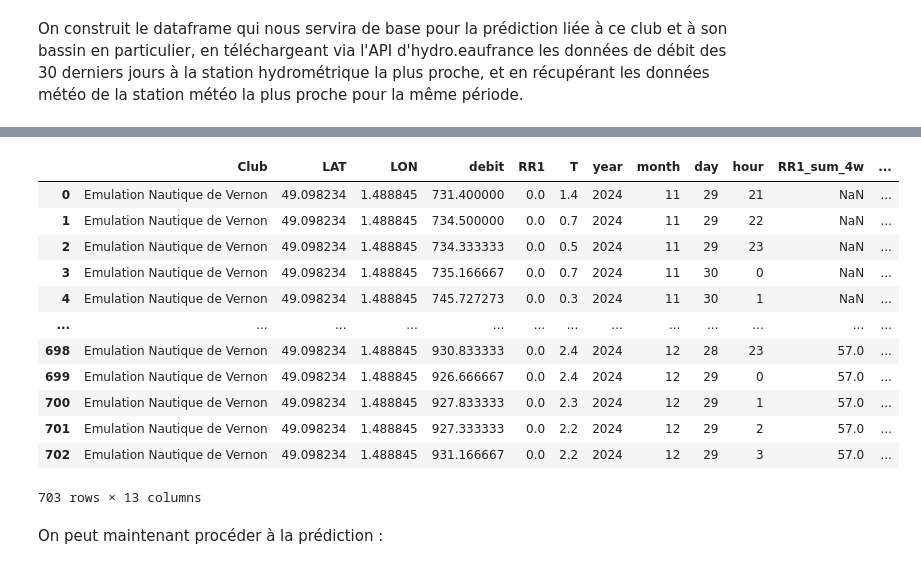
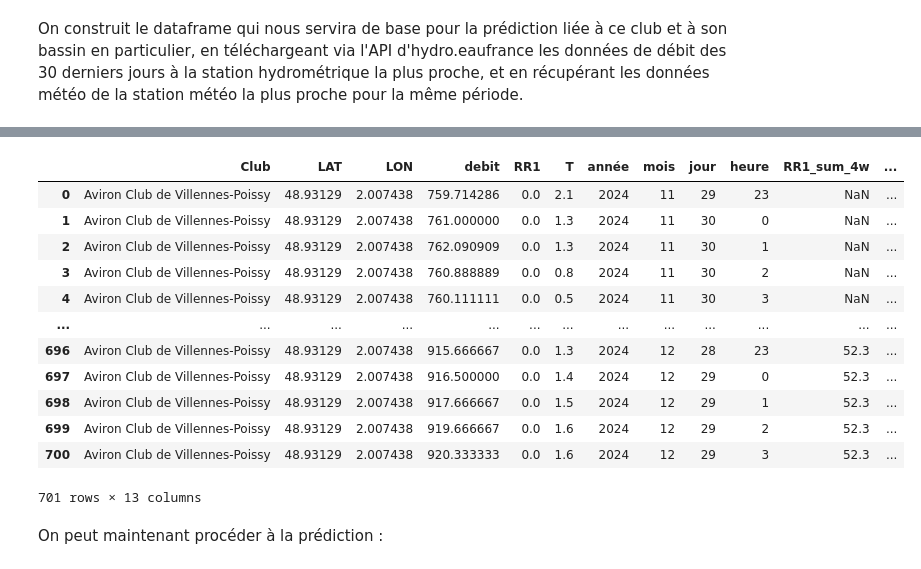
Before and after one commit to vadim-gisserot/Projet-de-Python-Leroux-Gisserot, a Jupyter notebook: notebooks/Compte-rendu de l'analyse.ipynb, the cells around one changed output, grey strips where cells are left out. Cells and saved outputs as stored; diff of their text form; code cells hidden in the pictures.

```diff
--- a/notebooks/Compte-rendu de l'analyse.ipynb
+++ b/notebooks/Compte-rendu de l'analyse.ipynb
@@ -656,22 +694,29 @@ debut = (datetime.now()-timedelta(30)).isoformat()
 url_API = "https://hubeau.eaufrance.fr/api/v1/hydrometrie/observations_tr.csv"
 url = url_API+ f"?code_entite={NUM_NHS_predict}&grandeur_hydro=Q&size=10000&date_debut_obs={debut}"
 
-# Récupération des donnéesen csv et conversaion en dataframe
-with urlopen(url) as response:
-    debit_jours_precedents = pd.read_csv(response, sep=';')
+try :
+    # Récupération des donnéesen csv et conversaion en dataframe
+    with urlopen(url) as response:
+        debit_jours_precedents = pd.read_csv(response, sep=';')
 
-# Normalisation du dataframe
-debit_jours_precedents = debit_jours_precedents[['code_station', 'resultat_obs', 'date_obs']]
-debit_jours_precedents.rename(columns={"date_obs": "date_heure","resultat_obs": "debit", "code_station": "NUM_NHS"}, inplace=True)
-debit_jours_precedents["date_heure"] = pd.to_datetime(debit_jours_precedents["date_heure"], utc=True).dt.tz_localize(None) #Conversion date en Date time
-debit_jours_precedents["debit"] = debit_jours_precedents["debit"] / 1000 #Conversion du débit en m³/s (actuellement en l/s)
+    # Normalisation du dataframe
+    debit_jours_precedents = debit_jours_precedents[['code_station', 'resultat_obs', 'date_obs']]
+    debit_jours_precedents.rename(columns={"date_obs": "date_heure", "resultat_obs": "debit", "code_station": "NUM_NHS"}, inplace=True)
+    debit_jours_precedents["date_heure"] = pd.to_datetime(debit_jours_precedents["date_heure"], utc=True).dt.tz_localize(None)  # Conversion date en DateTime
+    debit_jours_precedents["debit"] = debit_jours_precedents["debit"] / 1000  # Conversion du débit en m³/s (actuellement en l/s)
 
+    # Nouvelle colonne pour une valeur arrondie à l'heure pour calculer la moyenne du débit par heure
+    debit_jours_precedents["AAAAMMJJHH"] = debit_jours_precedents["date_heure"].dt.floor("h")
+    debit_jours_precedents = debit_jours_precedents.groupby(["NUM_NHS", "AAAAMMJJHH"], as_index=False)["debit"].mean()
 
-# Nouvelle colonne pour une valeur arrondie à l'heure pour calculer la moyenne du débit par heure
-debit_jours_precedents["AAAAMMJJHH"] = debit_jours_precedents["date_heure"].dt.floor("h")
-debit_jours_precedents = debit_jours_precedents.groupby(["NUM_NHS", "AAAAMMJJHH"], as_index=False)["debit"].mean()
+    # Affichage du résultat
+    print(debit_jours_precedents)
 
-# Affichage du résultat
-print(debit_jours_precedents)
+except Exception as e:
+    # En cas d'erreur, afficher un message d'erreur
+    print("Une erreur s'est produite lors de l'exécution du programme : ", str(e))
+    print("La station hydrométrique proche de ce club ne fournit pas les données en temps réel.")
+    print("Nous vous conseillons de regarder le débit pour l'Aviron Club de Villennes-Poissy, à la sortie de Paris.")
+    print("Si votre club est situé en amont, le débit sera moindre. En aval, il sera plus important.")
 # %% [output]
         NUM_NHS          AAAAMMJJHH       debit
@@ -709,41 +755,41 @@ debit_meteo_combined_pred = debit_club_pred.merge(
 # %%
 # 4: on sélectionne les colonnes pertinentes et on copie le dataframe pour éviter les intéractions fâcheuses
 debit_meteo_combined_predict = debit_meteo_combined_pred[['Club', 'LAT', 'LON','AAAAMMJJHH', 'debit', 'RR1', 'T']].copy()
 
 # Et on normalise le dataframe afin de le rendre prêt pour la modélisation
 # On s'assure que toutes les valeurs sont numériques
 debit_meteo_combined_predict["debit"] = pd.to_numeric(debit_meteo_combined_predict["debit"], errors="coerce")
 debit_meteo_combined_predict["LAT"] = pd.to_numeric(debit_meteo_combined_predict["LAT"], errors="coerce")
 debit_meteo_combined_predict["LON"] = pd.to_numeric(debit_meteo_combined_predict["LON"], errors="coerce")
 debit_meteo_combined_predict = debit_meteo_combined_predict.dropna(subset=["debit", "RR1", "T"])
 
 # On extrait les caractéristiques temporelles
-debit_meteo_combined_predict["year"] = debit_meteo_combined_predict["AAAAMMJJHH"].dt.year
-debit_meteo_combined_predict["month"] = debit_meteo_combined_predict["AAAAMMJJHH"].dt.month
-debit_meteo_combined_predict["day"] = debit_meteo_combined_predict["AAAAMMJJHH"].dt.day
-debit_meteo_combined_predict["hour"] = debit_meteo_combined_predict["AAAAMMJJHH"].dt.hour
+debit_meteo_combined_predict["année"] = debit_meteo_combined_predict["AAAAMMJJHH"].dt.year
+debit_meteo_combined_predict["mois"] = debit_meteo_combined_predict["AAAAMMJJHH"].dt.month
+debit_meteo_combined_predict["jour"] = debit_meteo_combined_predict["AAAAMMJJHH"].dt.day
+debit_meteo_combined_predict["heure"] = debit_meteo_combined_predict["AAAAMMJJHH"].dt.hour
 
 # Supprimer la colonne datetime originale si elle n'est plus utile
 debit_meteo_combined_predict = debit_meteo_combined_predict.drop(columns=["AAAAMMJJHH"])
 debit_meteo_combined_predict
 
 #On ajoute les variables explicatives
 debit_meteo_combined_predict=create_features(debit_meteo_combined_predict)
 debit_meteo_combined_predict
 # %% [output]
-|  | Club | LAT | LON | debit | RR1 | T | year | month | day | hour | RR1_sum_4w | ... |
-| 0 | Emulation Nautique de Vernon | 49.098234 | 1.488845 | 731.400000 | 0.0 | 1.4 | 2024 | 11 | 29 | 21 | NaN | ... |
-| 1 | Emulation Nautique de Vernon | 49.098234 | 1.488845 | 734.500000 | 0.0 | 0.7 | 2024 | 11 | 29 | 22 | NaN | ... |
-| 2 | Emulation Nautique de Vernon | 49.098234 | 1.488845 | 734.333333 | 0.0 | 0.5 | 2024 | 11 | 29 | 23 | NaN | ... |
-| 3 | Emulation Nautique de Vernon | 49.098234 | 1.488845 | 735.166667 | 0.0 | 0.7 | 2024 | 11 | 30 | 0 | NaN | ... |
-| 4 | Emulation Nautique de Vernon | 49.098234 | 1.488845 | 745.727273 | 0.0 | 0.3 | 2024 | 11 | 30 | 1 | NaN | ... |
+|  | Club | LAT | LON | debit | RR1 | T | année | mois | jour | heure | RR1_sum_4w | ... |
+| 0 | Aviron Club de Villennes-Poissy | 48.93129 | 2.007438 | 759.714286 | 0.0 | 2.1 | 2024 | 11 | 29 | 23 | NaN | ... |
+| 1 | Aviron Club de Villennes-Poissy | 48.93129 | 2.007438 | 761.000000 | 0.0 | 1.3 | 2024 | 11 | 30 | 0 | NaN | ... |
+| 2 | Aviron Club de Villennes-Poissy | 48.93129 | 2.007438 | 762.090909 | 0.0 | 1.3 | 2024 | 11 | 30 | 1 | NaN | ... |
+| 3 | Aviron Club de Villennes-Poissy | 48.93129 | 2.007438 | 760.888889 | 0.0 | 0.8 | 2024 | 11 | 30 | 2 | NaN | ... |
+| 4 | Aviron Club de Villennes-Poissy | 48.93129 | 2.007438 | 760.111111 | 0.0 | 0.5 | 2024 | 11 | 30 | 3 | NaN | ... |
 | ... | ... | ... | ... | ... | ... | ... | ... | ... | ... | ... | ... | ... |
-| 698 | Emulation Nautique de Vernon | 49.098234 | 1.488845 | 930.833333 | 0.0 | 2.4 | 2024 | 12 | 28 | 23 | 57.0 | ... |
-| 699 | Emulation Nautique de Vernon | 49.098234 | 1.488845 | 926.666667 | 0.0 | 2.4 | 2024 | 12 | 29 | 0 | 57.0 | ... |
-| 700 | Emulation Nautique de Vernon | 49.098234 | 1.488845 | 927.833333 | 0.0 | 2.3 | 2024 | 12 | 29 | 1 | 57.0 | ... |
-| 701 | Emulation Nautique de Vernon | 49.098234 | 1.488845 | 927.333333 | 0.0 | 2.2 | 2024 | 12 | 29 | 2 | 57.0 | ... |
-| 702 | Emulation Nautique de Vernon | 49.098234 | 1.488845 | 931.166667 | 0.0 | 2.2 | 2024 | 12 | 29 | 3 | 57.0 | ... |
+| 696 | Aviron Club de Villennes-Poissy | 48.93129 | 2.007438 | 915.666667 | 0.0 | 1.3 | 2024 | 12 | 28 | 23 | 52.3 | ... |
+| 697 | Aviron Club de Villennes-Poissy | 48.93129 | 2.007438 | 916.500000 | 0.0 | 1.4 | 2024 | 12 | 29 | 0 | 52.3 | ... |
+| 698 | Aviron Club de Villennes-Poissy | 48.93129 | 2.007438 | 917.666667 | 0.0 | 1.5 | 2024 | 12 | 29 | 1 | 52.3 | ... |
+| 699 | Aviron Club de Villennes-Poissy | 48.93129 | 2.007438 | 919.666667 | 0.0 | 1.6 | 2024 | 12 | 29 | 2 | 52.3 | ... |
+| 700 | Aviron Club de Villennes-Poissy | 48.93129 | 2.007438 | 920.333333 | 0.0 | 1.6 | 2024 | 12 | 29 | 3 | 52.3 | ... |
-703 rows × 13 columns
+701 rows × 13 columns
 # %% [markdown]
 On peut maintenant procéder à la prédiction :
 # %%
```
Also changed, not shown: parts of 52 cells of this notebook, 23 other files.
